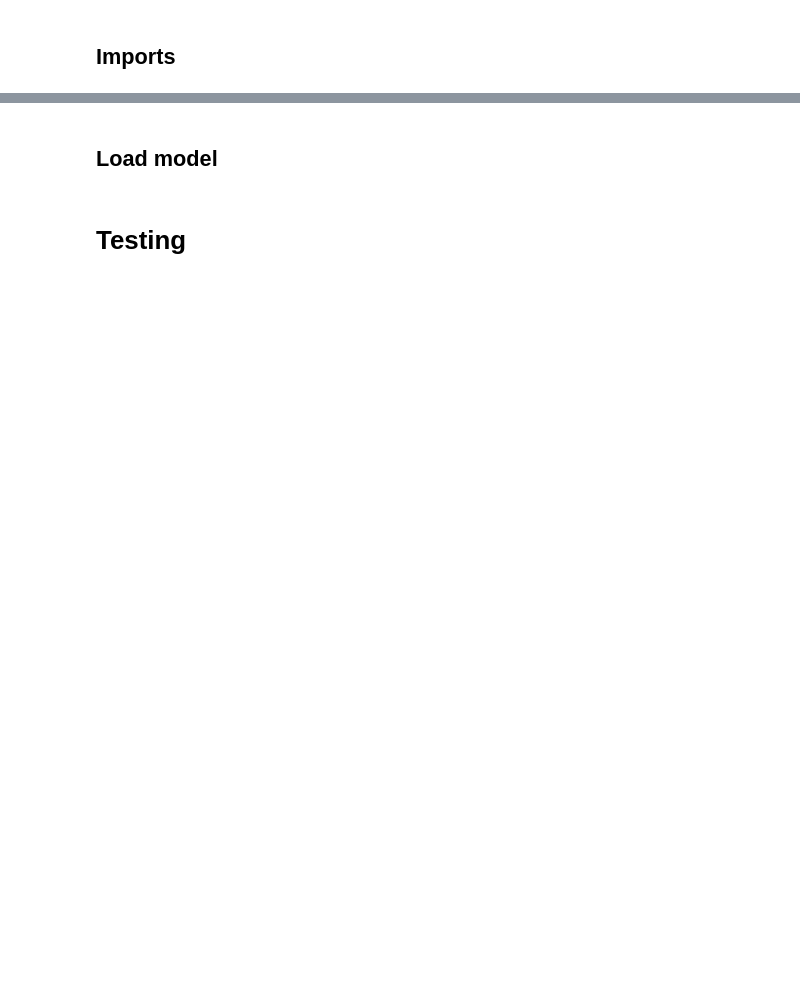
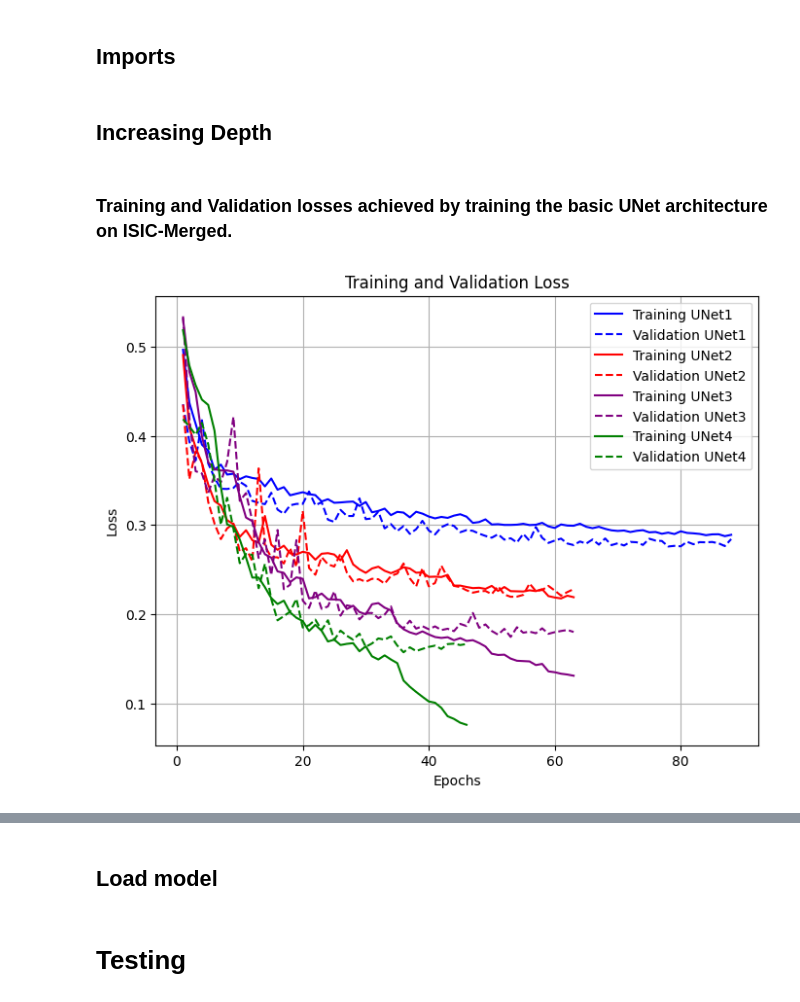
Before and after one commit to LucaBarda/CV-SkinLesionSegmentation, a Jupyter notebook: demo.ipynb, the cells around one changed output, grey strips where cells are left out. Drawn from its saved outputs; the diff is of its cells as text; code cells hidden in the pictures; blank space fills up the shorter version.

Commit message:
different depths plots

```diff
--- a/demo.ipynb
+++ b/demo.ipynb
@@ -9,3 +10,56 @@ import numpy as np
 # Custom packages
 import unets as un
 import tf_utils as tfu
+# %% [markdown]
+## Increasing Depth
+# %%
+# Load training history from JSON file
+with open('Training-history/training_history_unet_full_1.json', 'r') as f1:
+    loaded_history_1 = json.load(f1)
+
+with open('Training-history/training_history_unet_full_2.json', 'r') as f2:
+    loaded_history_2 = json.load(f2)
+
+with open('Training-history/training_history_unet_full_3.json', 'r') as f3:
+    loaded_history_3 = json.load(f3)
+
+with open('Training-history/training_history_unet_full_4.json', 'r') as f4:
+    loaded_history_4 = json.load(f4)
+# %% [markdown]
+### Training and Validation losses achieved by training the basic UNet architecture on ISIC-Merged.
+# %%
+# Access training and validation loss
+train_loss_1 = loaded_history_1['loss']
+val_loss_1 = loaded_history_1['val_loss']
+
+train_loss_2 = loaded_history_2['loss']
+val_loss_2 = loaded_history_2['val_loss']
+
+train_loss_3 = loaded_history_3['loss']
+val_loss_3 = loaded_history_3['val_loss']
+
+train_loss_4 = loaded_history_4['loss']
+val_loss_4 = loaded_history_4['val_loss']
+
+epochs_1 = range(1, len(train_loss_1) + 1)
+epochs_2 = range(1, len(train_loss_2) + 1)
+epochs_3 = range(1, len(train_loss_3) + 1)
+epochs_4 = range(1, len(train_loss_4) + 1)
+
+plt.figure(figsize=(8, 6))
+plt.plot(epochs_1, train_loss_1, label='Training UNet1', color='blue')
+plt.plot(epochs_1, val_loss_1, label='Validation UNet1', color='blue', linestyle='--')
+plt.plot(epochs_2, train_loss_2, label='Training UNet2', color='red')
+plt.plot(epochs_2, val_loss_2, label='Validation UNet2', color='red', linestyle='--')
+plt.plot(epochs_3, train_loss_3, label='Training UNet3', color='purple')
+plt.plot(epochs_3, val_loss_3, label='Validation UNet3', color='purple', linestyle='--')
+plt.plot(epochs_4, train_loss_4, label='Training UNet4', color='green')
+plt.plot(epochs_4, val_loss_4, label='Validation UNet4', color='green', linestyle='--')
+plt.xlabel('Epochs')
+plt.ylabel('Loss')
+plt.title('Training and Validation Loss')
+plt.legend()
+plt.grid(True)
+plt.show()
+# %% [output]
+[figure, added]
```
Also changed, not shown: parts of 9 cells of this notebook.
